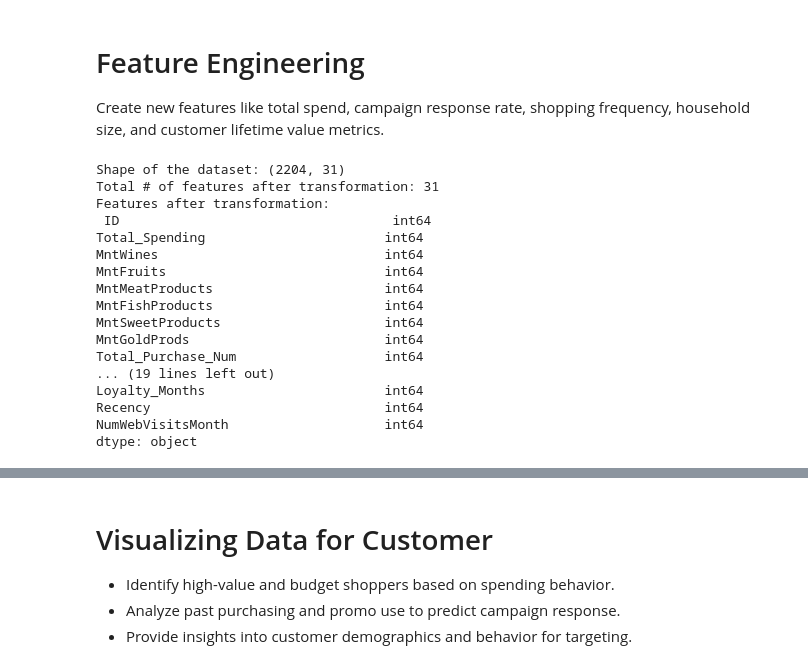
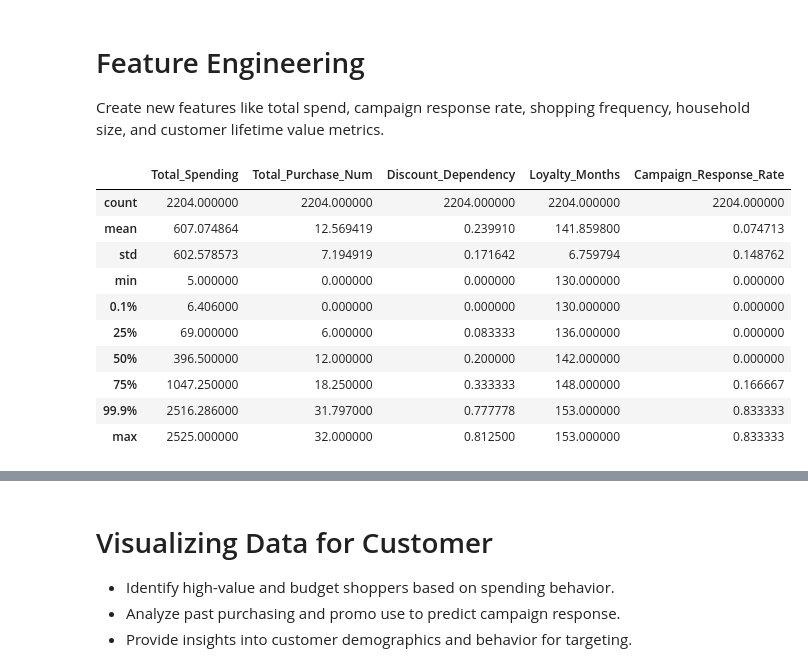
Before and after one commit to shyeolekar5/DeepCollab, a Jupyter notebook: src/data-cleaning-and-transformation.ipynb, the cells around one changed output, grey strips where cells are left out. Saved outputs shown, nothing was run; the diff lists cells and outputs as text; code cells hidden in the pictures.

```diff
--- a/src/data-cleaning-and-transformation.ipynb
+++ b/src/data-cleaning-and-transformation.ipynb
@@ -246,67 +237,34 @@ Create new features like total spend, campaign response rate, shopping frequency
 # %%
 # Create more features
 df_transformed['Total_Household_Size'] = (
     (df_transformed['Marital_Status_Grouped'] == 'Couples').astype(int) + 1 +
     df_transformed['Total_Children']
 )
 
 df_transformed['Total_Spending'] = df_transformed[['MntWines', 'MntFruits', 'MntMeatProducts',
                                                  'MntFishProducts', 'MntSweetProducts', 'MntGoldProds']].sum(axis=1)
 
 df_transformed['Total_Purchase_Num'] = df_transformed[['NumWebPurchases', 'NumCatalogPurchases', 'NumStorePurchases']].sum(axis=1)
 
 df_transformed['Discount_Dependency'] = df_transformed['NumDealsPurchases'].div(df_transformed['Total_Purchase_Num']).replace([np.inf, -np.inf], 0).fillna(0)
 # Remove unreasonable data
 df_transformed = df_transformed[df_transformed['Discount_Dependency'] < 1]
 
 df_transformed['Loyalty_Months'] = ((pd.to_datetime('today') - df_transformed['Dt_Customer']).dt.days // 30)
 
-df_transformed['Campaign_Response_Rate'] = df_transformed[['AcceptedCmp1', 'AcceptedCmp2', 'AcceptedCmp3', 'AcceptedCmp4', 'AcceptedCmp5']].sum(axis=1) / 5
+df_transformed['Campaign_Response_Rate'] = df_transformed[['AcceptedCmp1', 'AcceptedCmp2', 'AcceptedCmp3', 'AcceptedCmp4', 'AcceptedCmp5','Response']].sum(axis=1) / 6
 
-# Drop original categorical columns if no longer needed
-columns_to_drop = ['Year_Birth', 'Kidhome', 'Teenhome', 'Dt_Customer', 'Marital_Status','Marital_Status_Grouped']
-df_transformed = df_transformed.drop(columns=columns_to_drop)
-
-# Rearrange the data frame
-features = [
-    'ID',
-
-    # Purchase Data
-    'Total_Spending', 'MntWines', 'MntFruits','MntMeatProducts','MntFishProducts','MntSweetProducts','MntGoldProds',
-    'Total_Purchase_Num', 'NumWebPurchases','NumCatalogPurchases','NumStorePurchases', 'Discount_Dependency',
-
-    # Demographic Features
-    'Income','Age','Education', 'Marital_Merged_Couples', 'Marital_Merged_Single_Household','Total_Household_Size','Total_Children',
-
-    # Promotion Responsiveness
-    'AcceptedCmp1', 'AcceptedCmp2', 'AcceptedCmp3', 'AcceptedCmp4', 'AcceptedCmp5', 'Campaign_Response_Rate', 'Response',
-
-    # Satisfaction and Loyalty
-    'Complain', 'Loyalty_Months', 'Recency', 'NumWebVisitsMonth'
-]
-df_transformed = df_transformed[features]
-
-# save the transformed data to csv
-df_transformed.to_csv('./data/marketing_campaign_transformed.csv', index=False)
-
-print("Shape of the dataset:", df_transformed.shape)
-print("Total # of features after transformation:", df_transformed.shape[1])
-print("Features after transformation:\n", df_transformed.dtypes)
+# Understand New Feature
+df_transformed[['Total_Spending','Total_Purchase_Num','Discount_Dependency','Loyalty_Months','Campaign_Response_Rate']].describe(percentiles=[0.001, 0.25, 0.5, 0.75, 0.999])
 # %% [output]
-Shape of the dataset: (2204, 31)
-Total # of features after transformation: 31
-Features after transformation:
- ID                                   int64
-Total_Spending                       int64
-MntWines                             int64
-MntFruits                            int64
-MntMeatProducts                      int64
-MntFishProducts                      int64
-MntSweetProducts                     int64
-MntGoldProds                         int64
-Total_Purchase_Num                   int64
-... (19 lines left out)
-Loyalty_Months                       int64
-Recency                              int64
-NumWebVisitsMonth                    int64
-dtype: object
+|  | Total_Spending | Total_Purchase_Num | Discount_Dependency | Loyalty_Months | Campaign_Response_Rate |
+| count | 2204.000000 | 2204.000000 | 2204.000000 | 2204.000000 | 2204.000000 |
+| mean | 607.074864 | 12.569419 | 0.239910 | 141.859800 | 0.074713 |
+| std | 602.578573 | 7.194919 | 0.171642 | 6.759794 | 0.148762 |
+| min | 5.000000 | 0.000000 | 0.000000 | 130.000000 | 0.000000 |
+| 0.1% | 6.406000 | 0.000000 | 0.000000 | 130.000000 | 0.000000 |
+| 25% | 69.000000 | 6.000000 | 0.083333 | 136.000000 | 0.000000 |
+| 50% | 396.500000 | 12.000000 | 0.200000 | 142.000000 | 0.000000 |
+| 75% | 1047.250000 | 18.250000 | 0.333333 | 148.000000 | 0.166667 |
+| 99.9% | 2516.286000 | 31.797000 | 0.777778 | 153.000000 | 0.833333 |
+| max | 2525.000000 | 32.000000 | 0.812500 | 153.000000 | 0.833333 |
```
Also changed, not shown: parts of 11 cells of this notebook, 7 other files.
